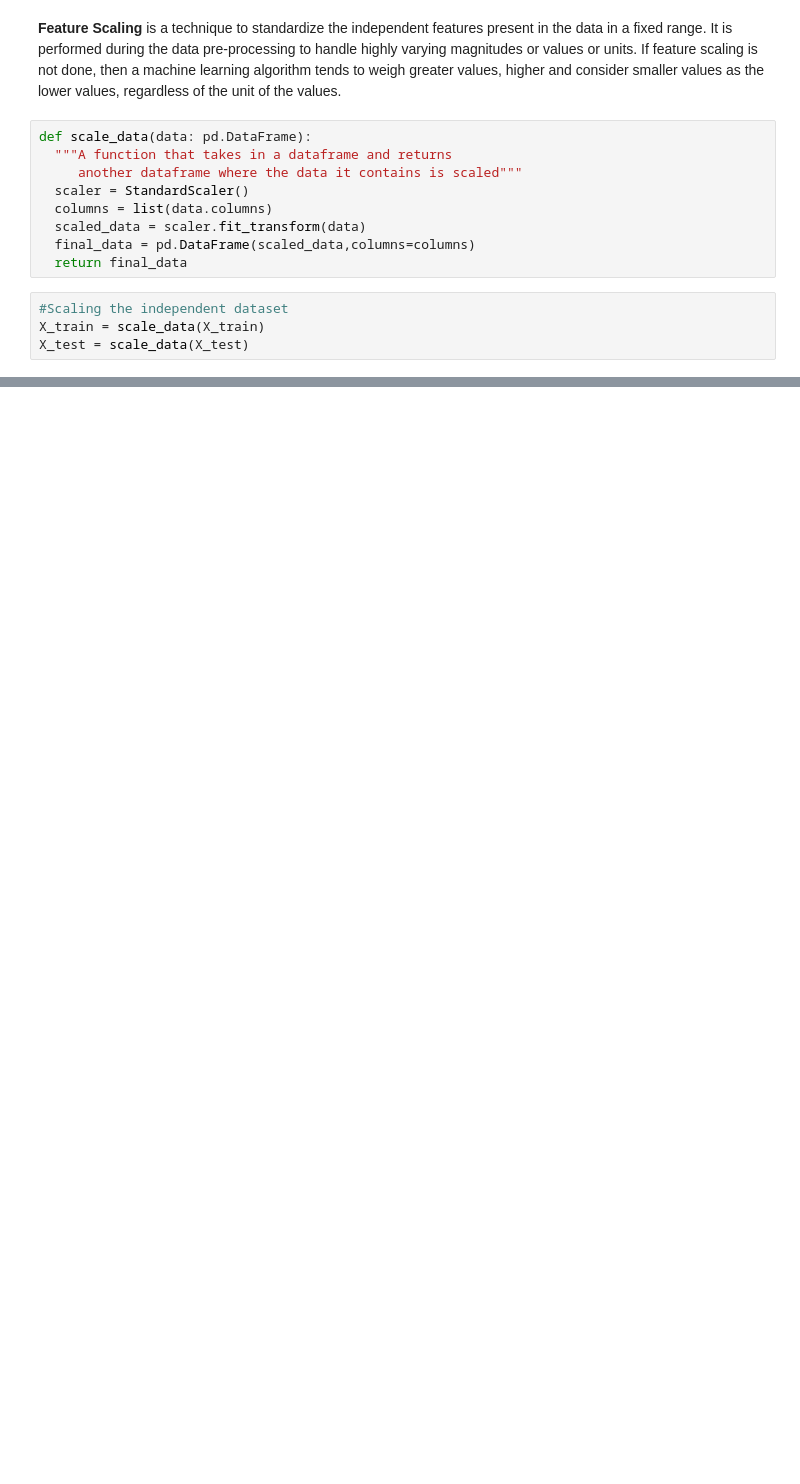
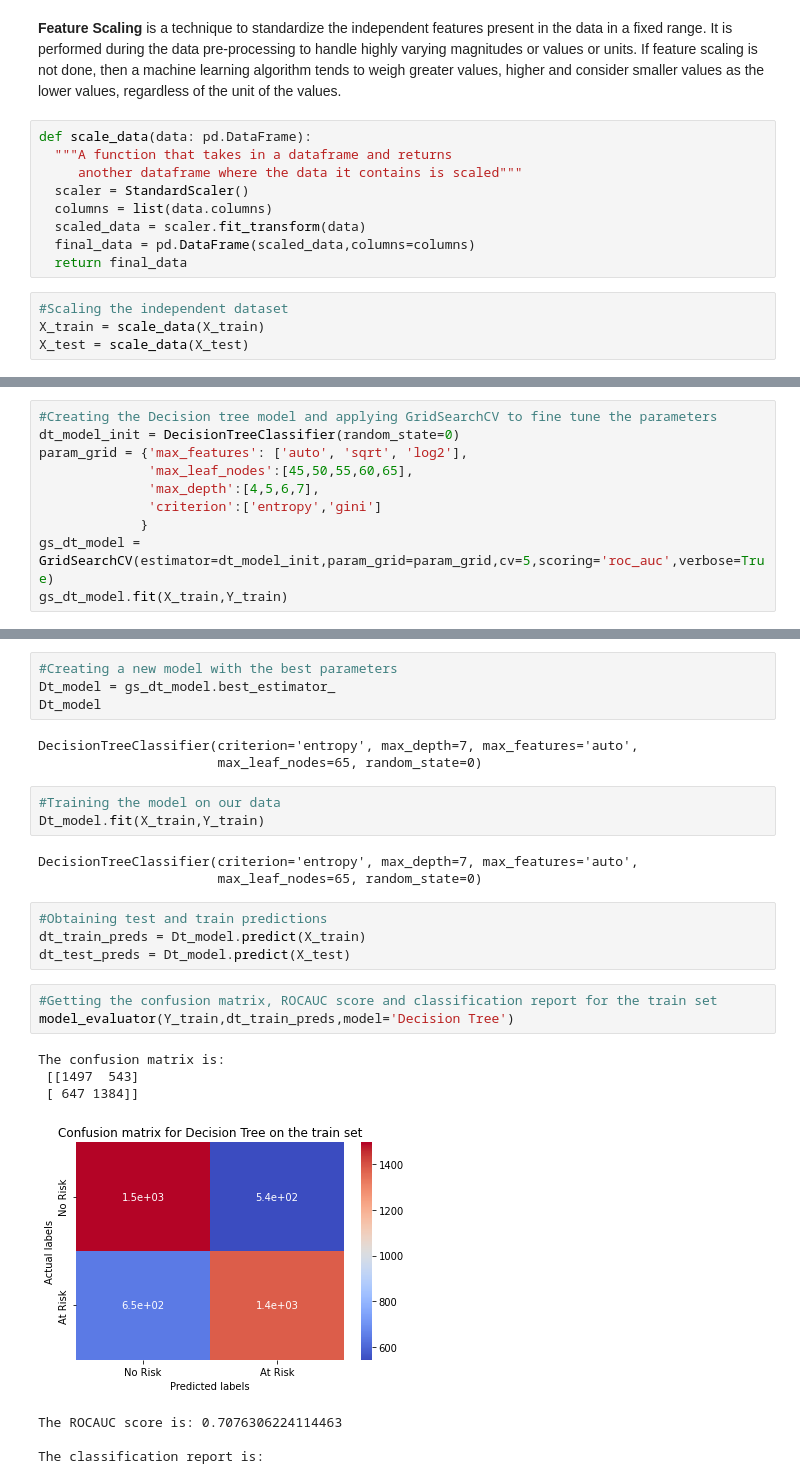
Before and after one commit to Syed-Adnan-S/Cardiovascular-Risk-Prediction, a Jupyter notebook: Cardiovascular_Risk_Prediction_Capstone_Project_Syed_Adnan_S.ipynb, the cells around one changed output, grey strips where cells are left out. Saved outputs shown, nothing was run; the diff lists cells and outputs as text; blank space fills up the shorter version.

```diff
--- a/Cardiovascular_Risk_Prediction_Capstone_Project_Syed_Adnan_S.ipynb
+++ b/Cardiovascular_Risk_Prediction_Capstone_Project_Syed_Adnan_S.ipynb
@@ -717,0 +886,10 @@ X_test = scale_data(X_test)
+# %%
+#Creating the Decision tree model and applying GridSearchCV to fine tune the parameters
+dt_model_init = DecisionTreeClassifier(random_state=0)
+param_grid = {'max_features': ['auto', 'sqrt', 'log2'],
+              'max_leaf_nodes':[45,50,55,60,65],
+              'max_depth':[4,5,6,7],
+              'criterion':['entropy','gini']
+             }
+gs_dt_model = GridSearchCV(estimator=dt_model_init,param_grid=param_grid,cv=5,scoring='roc_auc',verbose=True)
+gs_dt_model.fit(X_train,Y_train)
@@ -717,0 +904,28 @@ X_test = scale_data(X_test)
+# %%
+#Creating a new model with the best parameters
+Dt_model = gs_dt_model.best_estimator_
+Dt_model
+# %% [output]
+DecisionTreeClassifier(criterion='entropy', max_depth=7, max_features='auto',
+                       max_leaf_nodes=65, random_state=0)
+# %%
+#Training the model on our data
+Dt_model.fit(X_train,Y_train)
+# %% [output]
+DecisionTreeClassifier(criterion='entropy', max_depth=7, max_features='auto',
+                       max_leaf_nodes=65, random_state=0)
+# %%
+#Obtaining test and train predictions
+dt_train_preds = Dt_model.predict(X_train)
+dt_test_preds = Dt_model.predict(X_test)
+# %%
+#Getting the confusion matrix, ROCAUC score and classification report for the train set
+model_evaluator(Y_train,dt_train_preds,model='Decision Tree')
+# %% [output]
+The confusion matrix is:
+ [[1497  543]
+ [ 647 1384]]
+[figure, added]
+The ROCAUC score is: 0.7076306224114463
+
+The classification report is:
```
Also changed, not shown: parts of 34 cells of this notebook.
